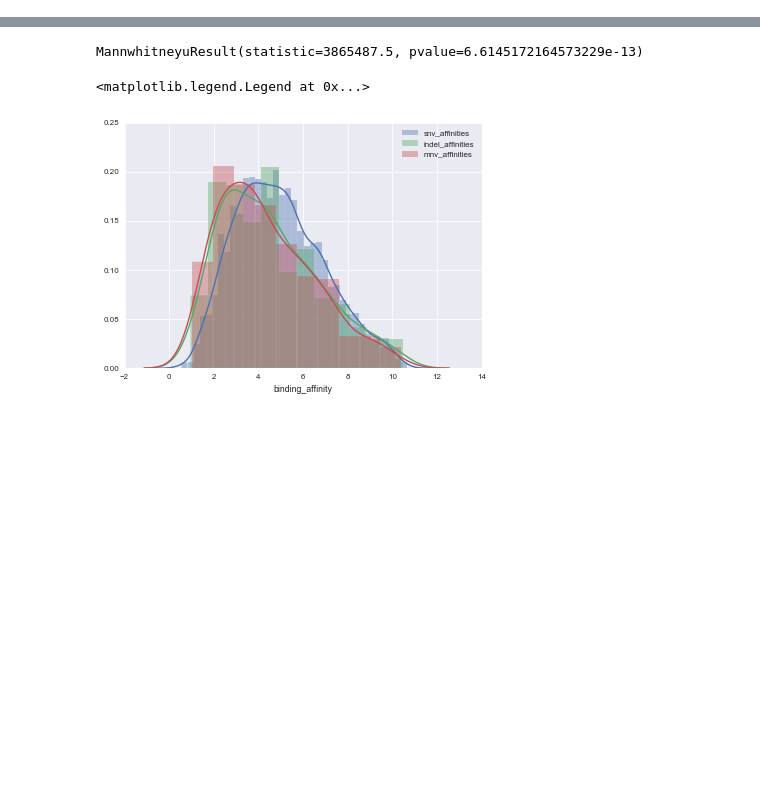
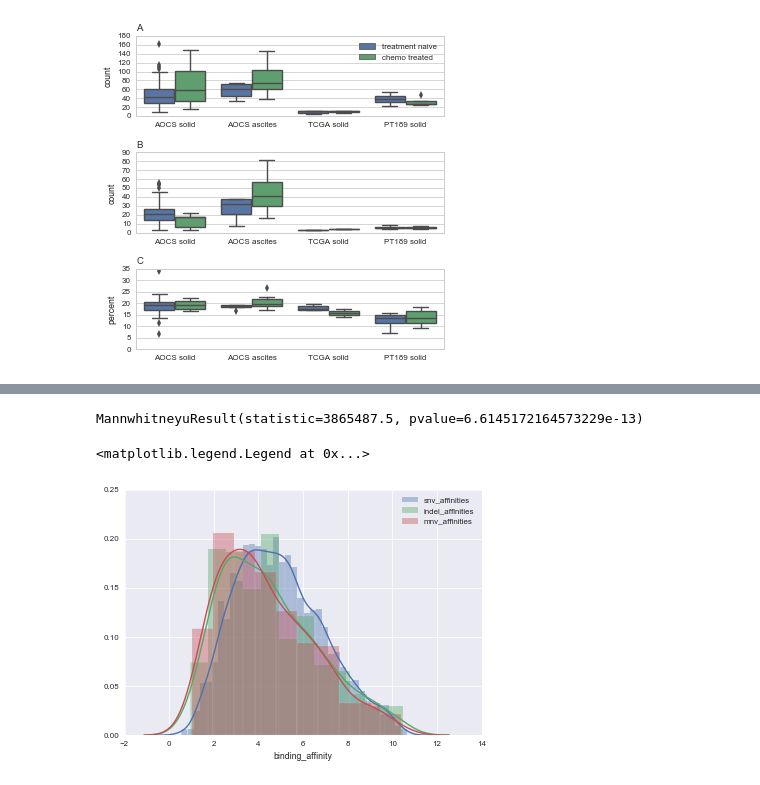
Before and after one commit to hammerlab/paper-aocs-chemo-neoantigens, a Jupyter notebook: notebooks/neoantigens.ipynb, the cells around one changed output, grey strips where cells are left out. Drawn from its saved outputs; the diff is of its cells as text; code cells hidden in the pictures; blank space fills up the shorter version.

```diff
--- a/notebooks/neoantigens.ipynb
+++ b/notebooks/neoantigens.ipynb
@@ -56,0 +11,6 @@ pyplot.savefig("../figures/fig1.pdf")
+# %%
+mutations["indel"] = mutations.ref.str.len() != mutations.alt.str.len()
+#mutations["interesting"] = (mutations.context_mutation_3p5p == "C(C>A)C").astype(float)
+mutations["interesting"] = (mutations.context_mutation == "C>A").astype(float)
+
+mutations["interesting"].mean()
@@ -56,0 +102,39 @@ pyplot.savefig("../figures/fig1.pdf")
+# %%
+def format_figure():
+    pyplot.xlabel("")
+    pyplot.legend().remove()
+    pyplot.ylim(ymin=0)
+
+seaborn.set_context("paper")
+seaborn.set_style("whitegrid")
+
+pyplot.figure(figsize=(5,5))
+grid=(3,1)
+
+ax = pyplot.subplot2grid(grid,(0, 0), colspan=2)
+pyplot.title("A", loc="left")
+seaborn.boxplot(data=sources, x="group", y="neoantigens", hue="treatment", hue_order=("treatment naive", "chemo treated"))
+format_figure()
+pyplot.legend(loc="upper right")
+pyplot.ylabel("count")
+
+ax = pyplot.subplot2grid(grid,(1, 0))
+#pyplot.title("Expressed mutations")
+pyplot.title("B", loc="left")
+#sub_data = sources[sources.cohort != "TCGA"]
+sub_data = sources
+seaborn.boxplot(data=sub_data, x="group", y="expressed neoantigens", hue="treatment", hue_order=("treatment naive", "chemo treated"))
+format_figure()
+pyplot.ylabel("count")
+
+
+ax = pyplot.subplot2grid(grid,(2, 0))
+pyplot.title("C", loc="left")
+seaborn.boxplot(data=sources, x="group", y="interesting mutations", hue="treatment", hue_order=("treatment naive", "chemo treated"))
+format_figure()
+pyplot.tight_layout()
+pyplot.ylabel("percent")
+
+pyplot.savefig("../figures/fig1.pdf")
+# %% [output]
+[figure, added]
```
Also changed, not shown: parts of 11 cells of this notebook, 2 other files.
